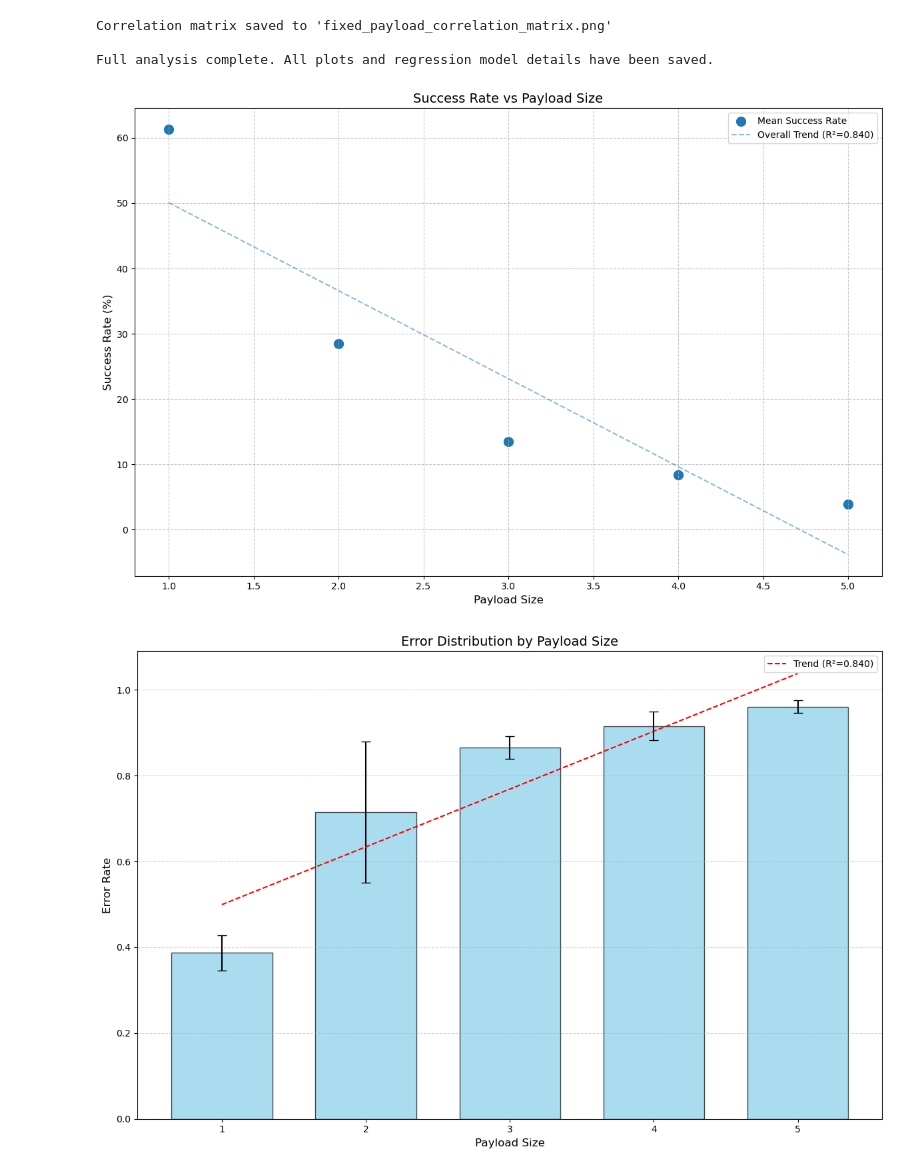
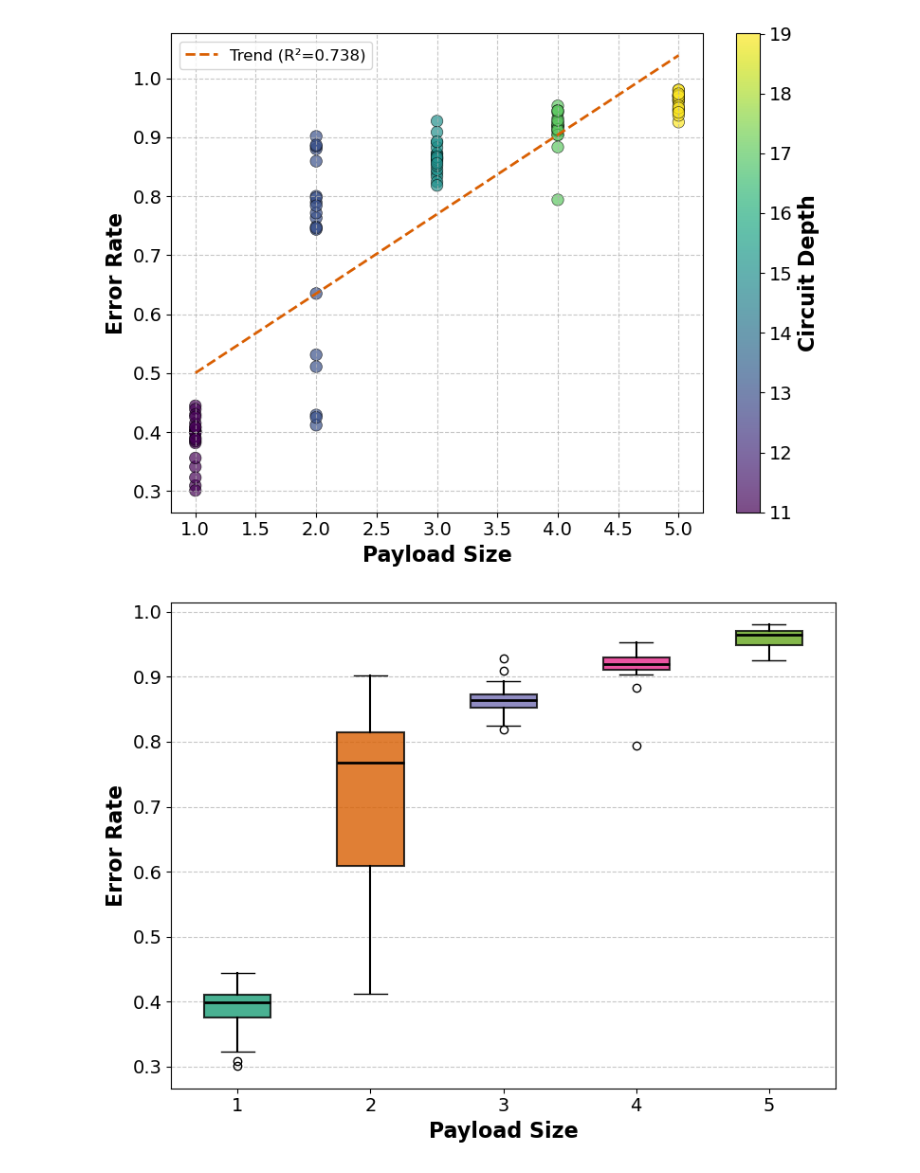
Before and after one commit to xthecapx/qc_experiment, a Jupyter notebook: experiment/circuit_depth_analysis/experiment_payload_report.ipynb, the cells around one changed output. Cells and saved outputs as stored; diff of their text form; code cells hidden in the pictures.

```diff
--- a/experiment/circuit_depth_analysis/experiment_payload_report.ipynb
+++ b/experiment/circuit_depth_analysis/experiment_payload_report.ipynb
@@ -7,8 +7,15 @@ import sys
 import os
 
 from analysis import (
-    run_analysis
+    plot_error_rate_vs_payload_size_colored_by_depth,
+    plot_error_rate_distribution_by_payload_size,
+    plot_error_distribution_by_payload_size_overall,
+    create_experiment_dataframe
 )
 
-run_analysis("experiment_results_fixed_payload_20250501_full_updated.csv")
+df = create_experiment_dataframe("experiment_results_fixed_payload_20250501_full_updated.csv")
+
+plot_error_rate_vs_payload_size_colored_by_depth(df)
+plot_error_rate_distribution_by_payload_size(df)
+plot_error_distribution_by_payload_size_overall(df)
 # %% [output]
@@ -49,5 +22,2 @@ Model equations saved to 'fixed_payload_model_equations.txt'
-Correlation matrix saved to 'fixed_payload_correlation_matrix.png'
-
-Full analysis complete. All plots and regression model details have been saved.
-[figure, old version]
+[figure, new version]
-[figure, old version]
+[figure, new version]
```
Also changed, not shown: parts of 1 cell of this notebook, 36 other files.
